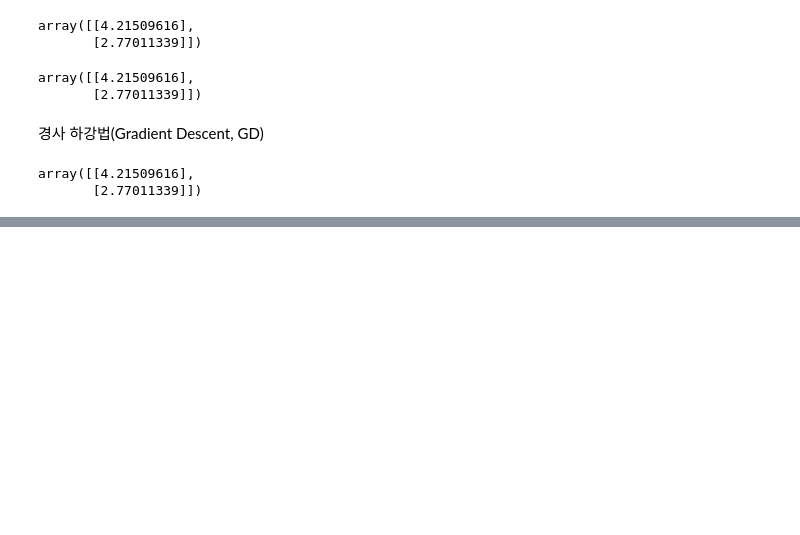
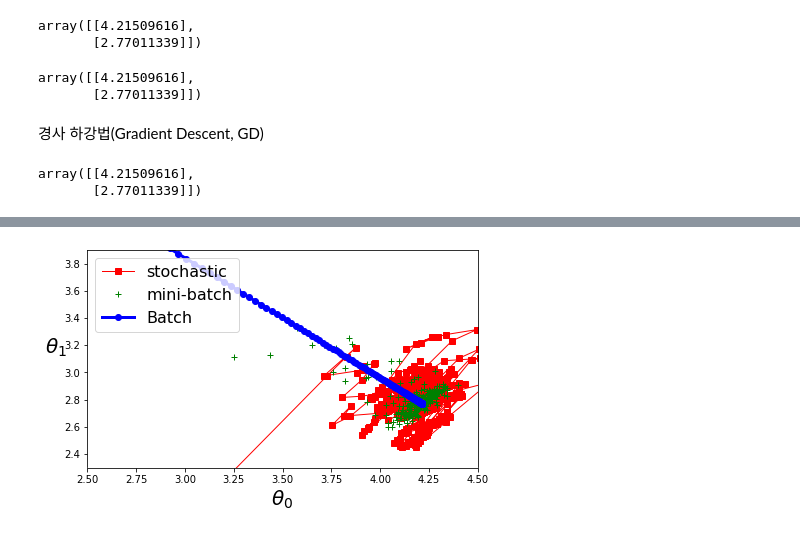
Before and after one commit to mjk0618/algorithm_study, a Jupyter notebook: python/hands_on_machine_learning/chapter_04.ipynb, the cells around one changed output, grey strips where cells are left out. Cells and saved outputs as stored; diff of their text form; code cells hidden in the pictures; blank space fills up the shorter version.

Commit message:
[Edit] hands_on_machine_learning/chapter_04.ipynb

```diff
--- a/python/hands_on_machine_learning/chapter_04.ipynb
+++ b/python/hands_on_machine_learning/chapter_04.ipynb
@@ -140,0 +141,26 @@ plt.show()
+# %%
+## 학습 스케줄을 활용한 확률적 경사 하강법
+# 처음에는 학습률을 크게 하고 점점 작게 줄여서 최솟값에 도달할 수 있게 하는 알고리즘
+
+import numpy as np
+np.random.seed(42)
+
+theta_path_sgd = []
+
+n_epochs = 50
+t0, t1 = 5, 50  # 학습 스케줄 하이퍼파라미터
+
+def learning_schedule(t):
+    return t0 / (t + t1)
+
+theta = np.random.randn(2, 1)  # 무작위 초기화
+
+for epoch in range(n_epochs):
+    for i in range(m):
+        random_index = np.random.randint(m)
+        xi = X_b[random_index:random_index+1]
+        yi = y[random_index:random_index+1]
+        gradients = 2 * xi.T.dot(xi.dot(theta) - yi)
+        eta = learning_schedule(epoch * m + i)
+        theta = theta - eta * gradients
+        theta_path_sgd.append(theta)
@@ -140,0 +221,18 @@ plt.show()
+# %%
+## 배치/확률적/미니배치 경사 하강법 파라미터 학습과정 비교
+
+theta_path_bgd = np.array(theta_path_bgd)
+theta_path_sgd = np.array(theta_path_sgd)
+theta_path_mgd = np.array(theta_path_mgd)
+
+plt.figure(figsize=(7, 4))
+plt.plot(theta_path_sgd[:, 0], theta_path_sgd[:, 1], "r-s", linewidth=1, label="stochastic")
+plt.plot(theta_path_mgd[:, 0], theta_path_mgd[:, 1], "g+", linewidth=2, label="mini-batch")
+plt.plot(theta_path_bgd[:, 0], theta_path_bgd[:, 1], "b-o", linewidth=3, label="Batch")
+plt.legend(loc="upper left", fontsize=16)
+plt.xlabel(r"$\theta_0$", fontsize=20)
+plt.ylabel(r"$\theta_1$  ", fontsize=20, rotation=0)
+plt.axis([2.5, 4.5, 2.3, 3.9])
+plt.show()
+# %% [output]
+[figure, added]
```
Also changed, not shown: parts of 16 cells of this notebook.
